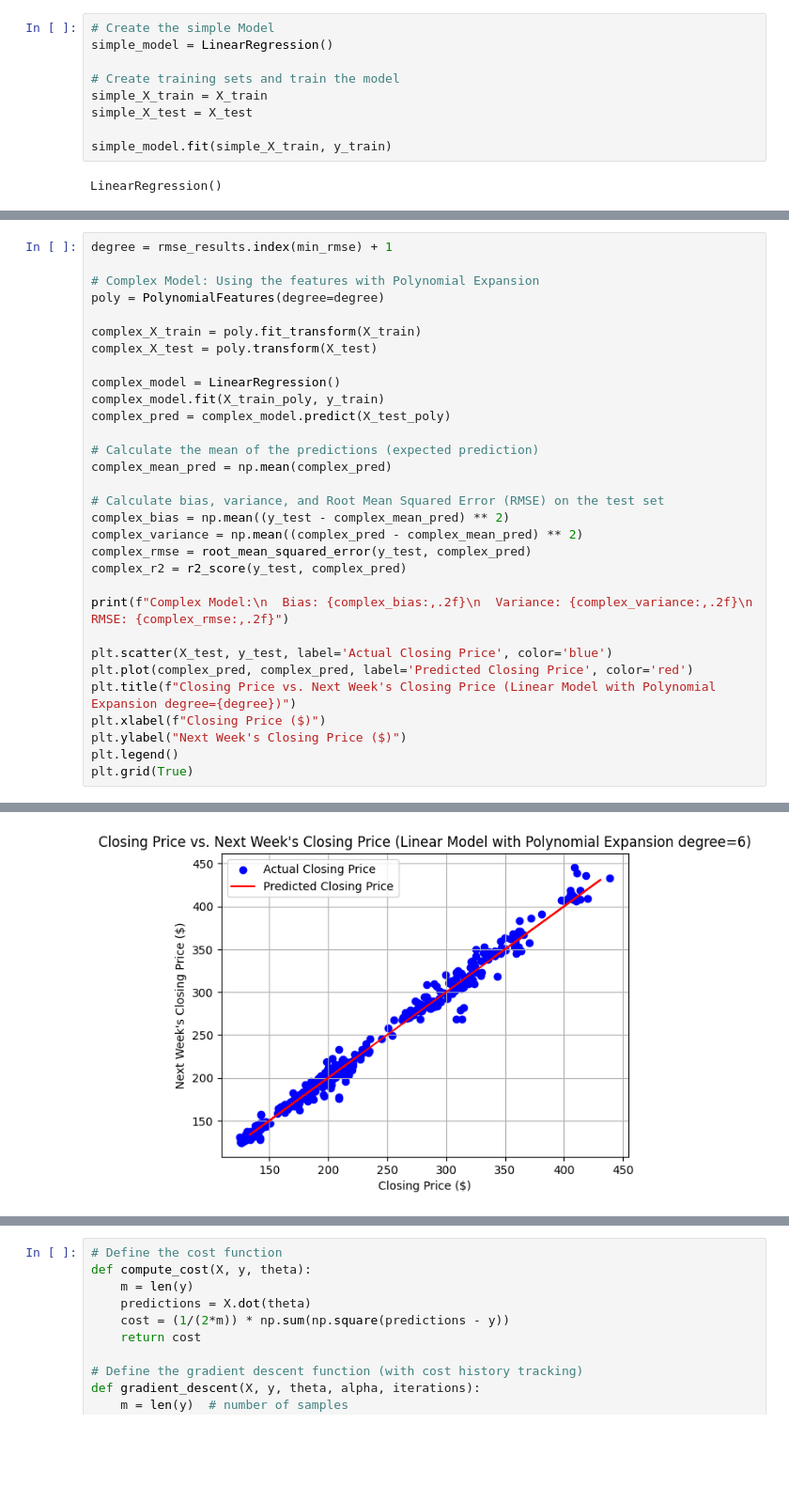
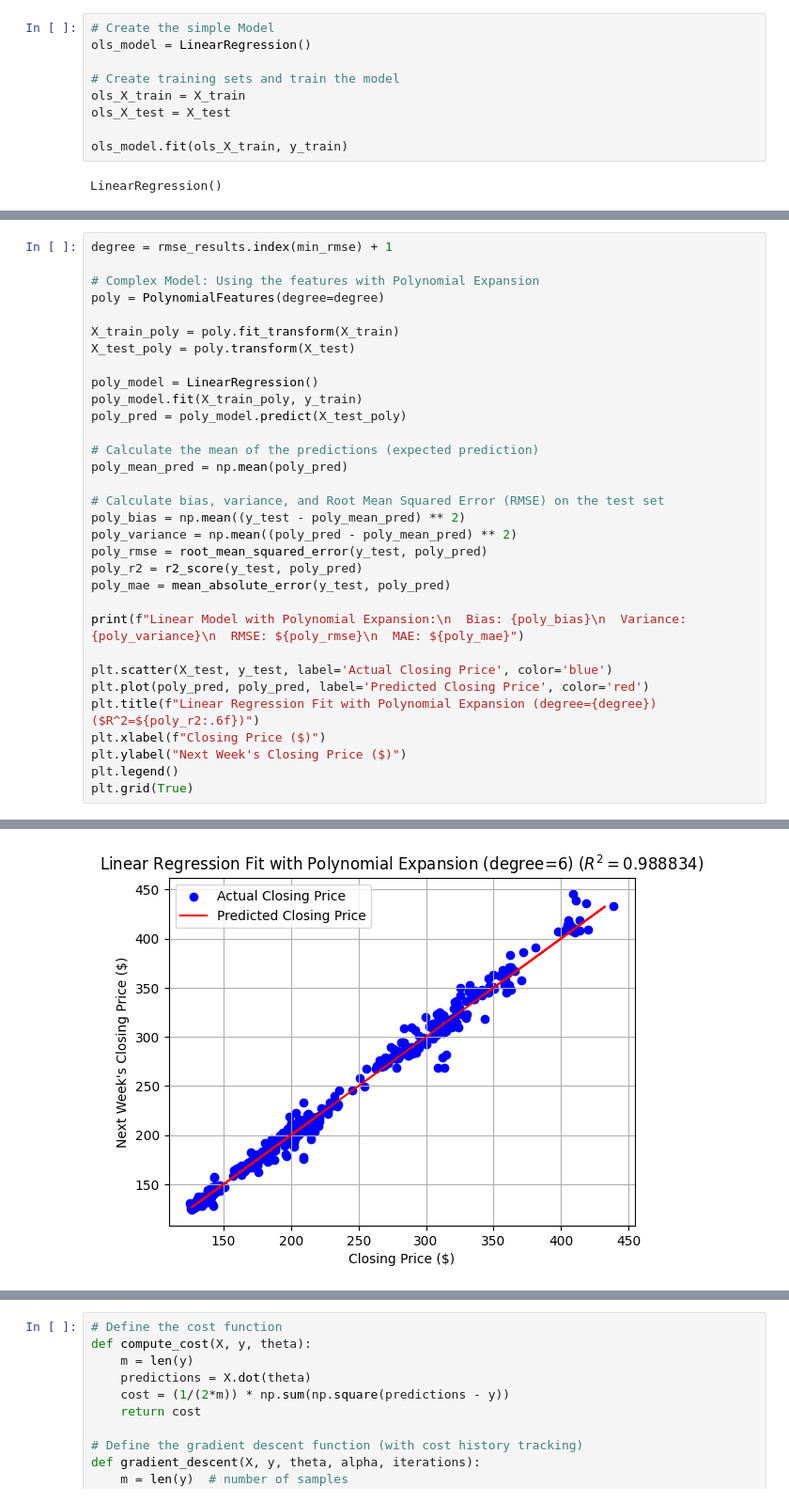
Before and after one commit to shannaw04/ml-stock-predictor, a Jupyter notebook: linear-reg-1feature.ipynb, the cells around one changed output, grey strips where cells are left out. Shown at 94% size. Saved outputs shown, nothing was run; the diff lists cells and outputs as text; blank space fills up the shorter version.

```diff
--- a/linear-reg-1feature.ipynb
+++ b/linear-reg-1feature.ipynb
@@ -180,12 +170,12 @@ Testing set size: 477
 # %%
 # Create the simple Model
-simple_model = LinearRegression()
+ols_model = LinearRegression()
 
 # Create training sets and train the model
-simple_X_train = X_train
-simple_X_test = X_test
+ols_X_train = X_train
+ols_X_test = X_test
 
-simple_model.fit(simple_X_train, y_train)
+ols_model.fit(ols_X_train, y_train)
 # %% [output]
 LinearRegression()
 # %% [markdown]
@@ -308,27 +322,28 @@ degree = rmse_results.index(min_rmse) + 1
 # Complex Model: Using the features with Polynomial Expansion
 poly = PolynomialFeatures(degree=degree)
 
-complex_X_train = poly.fit_transform(X_train)
-complex_X_test = poly.transform(X_test)
+X_train_poly = poly.fit_transform(X_train)
+X_test_poly = poly.transform(X_test)
 
-complex_model = LinearRegression()
-complex_model.fit(X_train_poly, y_train)
-complex_pred = complex_model.predict(X_test_poly)
+poly_model = LinearRegression()
+poly_model.fit(X_train_poly, y_train)
+poly_pred = poly_model.predict(X_test_poly)
 
 # Calculate the mean of the predictions (expected prediction)
-complex_mean_pred = np.mean(complex_pred)
+poly_mean_pred = np.mean(poly_pred)
 
 # Calculate bias, variance, and Root Mean Squared Error (RMSE) on the test set
-complex_bias = np.mean((y_test - complex_mean_pred) ** 2)
-complex_variance = np.mean((complex_pred - complex_mean_pred) ** 2)
-complex_rmse = root_mean_squared_error(y_test, complex_pred)
-complex_r2 = r2_score(y_test, complex_pred)
+poly_bias = np.mean((y_test - poly_mean_pred) ** 2)
+poly_variance = np.mean((poly_pred - poly_mean_pred) ** 2)
+poly_rmse = root_mean_squared_error(y_test, poly_pred)
+poly_r2 = r2_score(y_test, poly_pred)
+poly_mae = mean_absolute_error(y_test, poly_pred)
 
-print(f"Complex Model:\n  Bias: {complex_bias:,.2f}\n  Variance: {complex_variance:,.2f}\n  RMSE: {complex_rmse:,.2f}")
+print(f"Linear Model with Polynomial Expansion:\n  Bias: {poly_bias}\n  Variance: {poly_variance}\n  RMSE: ${poly_rmse}\n  MAE: ${poly_mae}")
 
 plt.scatter(X_test, y_test, label='Actual Closing Price', color='blue')
-plt.plot(complex_pred, complex_pred, label='Predicted Closing Price', color='red')
-plt.title(f"Closing Price vs. Next Week's Closing Price (Linear Model with Polynomial Expansion degree={degree})")
+plt.plot(poly_pred, poly_pred, label='Predicted Closing Price', color='red')
+plt.title(f"Linear Regression Fit with Polynomial Expansion (degree={degree}) ($R^2=${poly_r2:.6f})")
 plt.xlabel(f"Closing Price ($)")
 plt.ylabel("Next Week's Closing Price ($)")
 plt.legend()
@@ -341 +357 @@ Complex Model:
-[figure, old version]
+[figure, new version]
```
Also changed, not shown: parts of 22 cells of this notebook.
